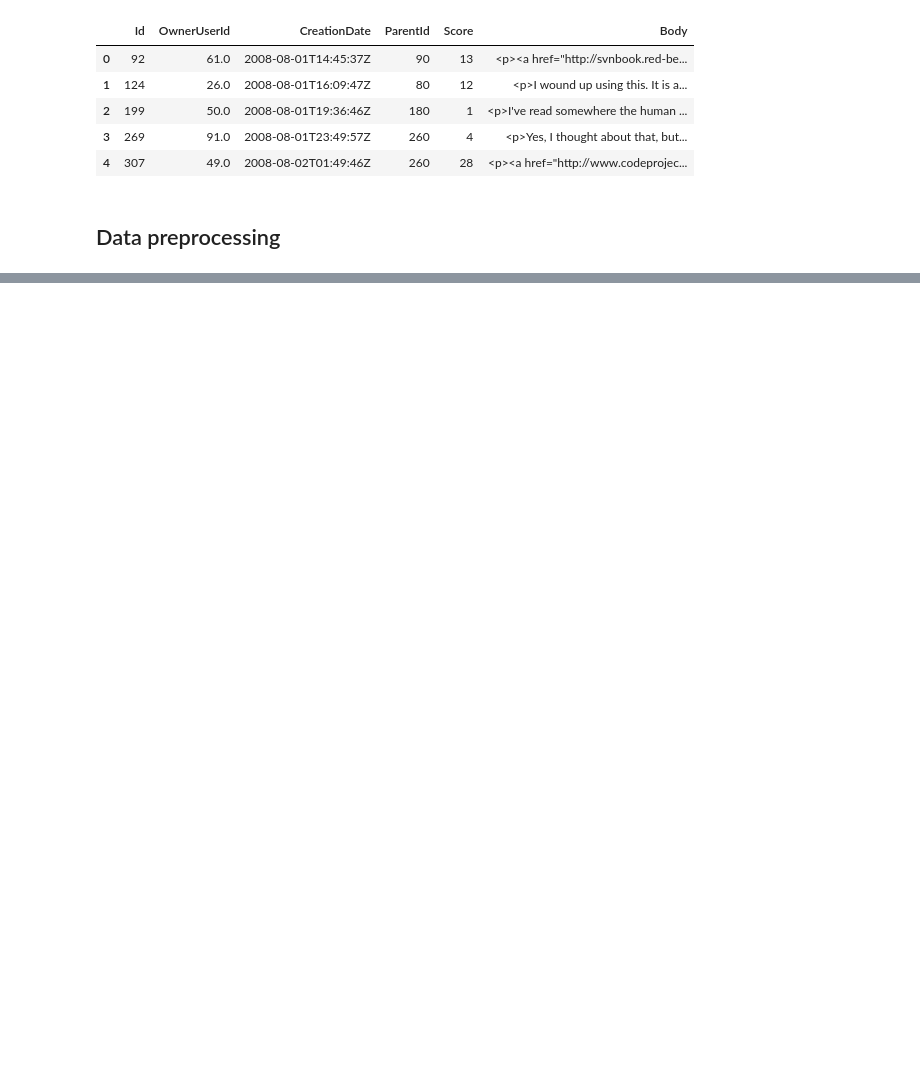
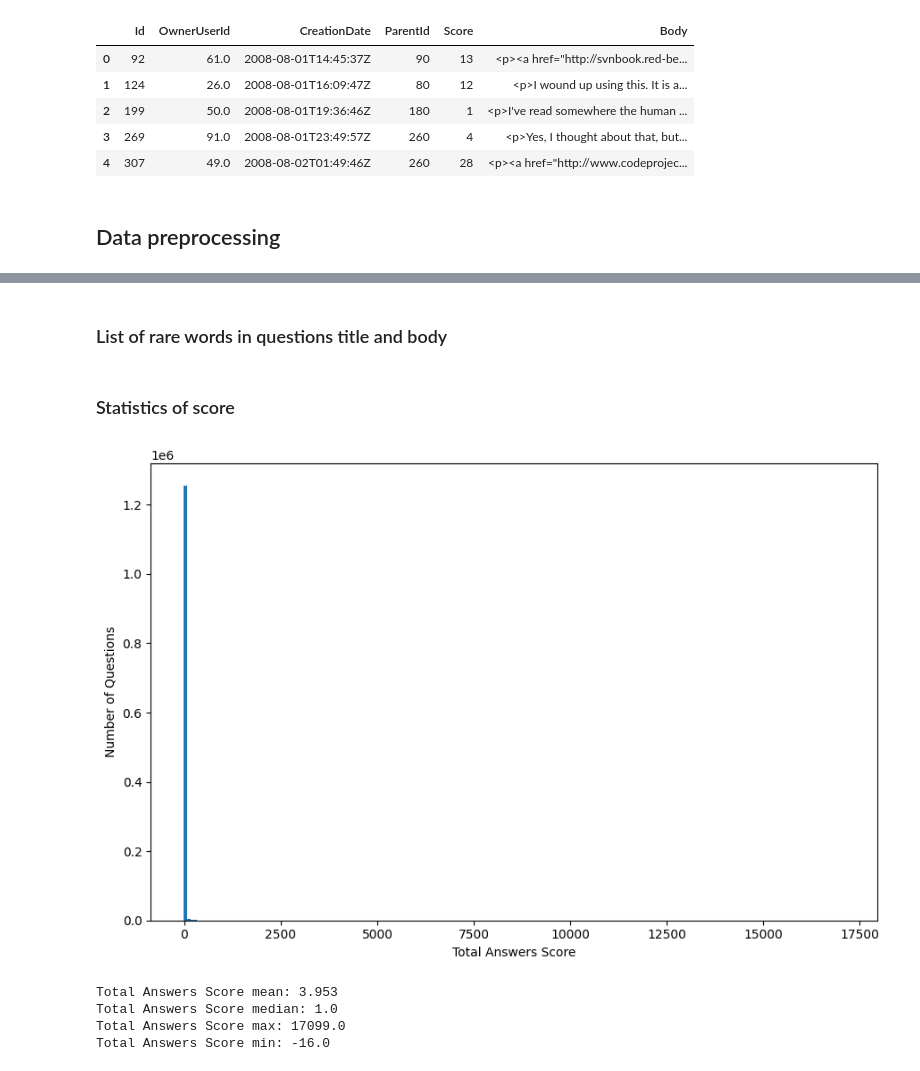
Before and after one commit to marcinkaczmarzyk/ai_stack_overflow, a Jupyter notebook: AI Stack Overflow predictions .ipynb, the cells around one changed output, grey strips where cells are left out. Cells and saved outputs as stored; diff of their text form; code cells hidden in the pictures; blank space fills up the shorter version.

```diff
--- a/AI Stack Overflow predictions .ipynb
+++ b/AI Stack Overflow predictions .ipynb
@@ -77,0 +336,2 @@ del merged_df
+# %% [markdown]
+### List of rare words in questions title and body
@@ -77,0 +346,23 @@ del merged_df
+# %% [markdown]
+### Statistics of score
+# %%
+plt.figure(figsize=(9, 6))
+plt.hist(modified_qustions_df['TotalAnswersScore'], bins=200)
+plt.xlabel('Total Answers Score')
+plt.ylabel('Number of Questions')
+
+plt.tight_layout()
+plt.savefig(data_analysis_path + 'total_answers_score_distribution.png', dpi=300)
+plt.show()
+
+# printing the mean, media, max and min values
+print('Total Answers Score mean: {:.3f}'.format(modified_qustions_df['TotalAnswersScore'].mean()))
+print('Total Answers Score median: {}'.format(modified_qustions_df['TotalAnswersScore'].median()))
+print('Total Answers Score max: {}'.format(modified_qustions_df['TotalAnswersScore'].max()))
+print('Total Answers Score min: {}'.format(modified_qustions_df['TotalAnswersScore'].min()))
+# %% [output]
+[figure, added]
+Total Answers Score mean: 3.953
+Total Answers Score median: 1.0
+Total Answers Score max: 17099.0
+Total Answers Score min: -16.0
```
Also changed, not shown: parts of 20 cells of this notebook, 5 other files.
